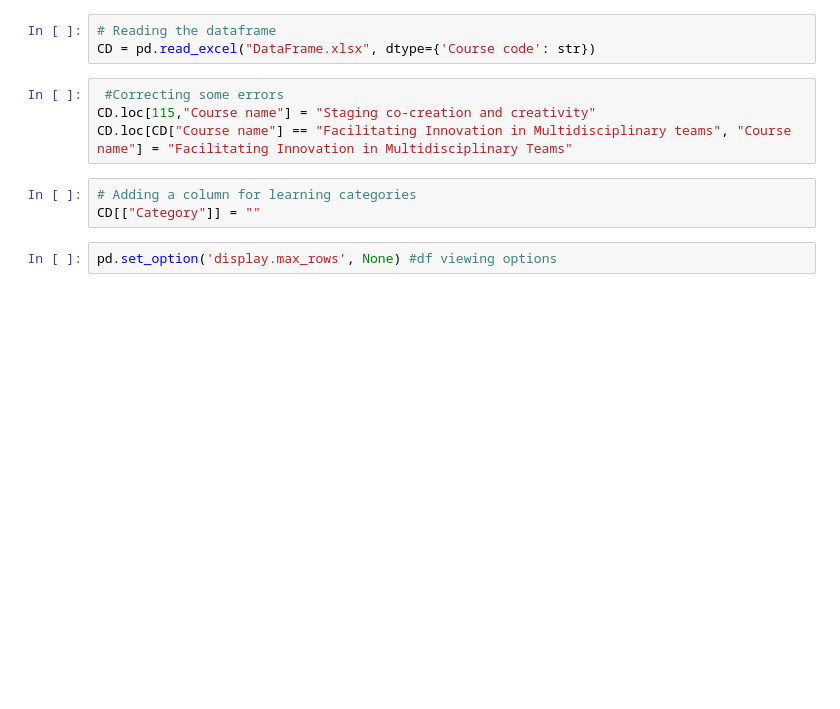
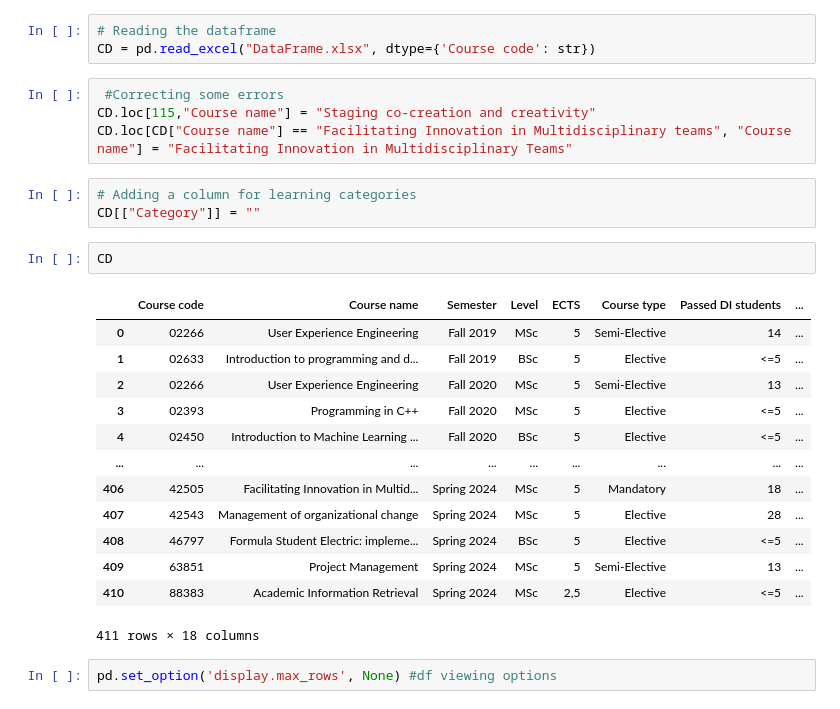
Before and after one commit to Alex-Nielsen-manden/Alex-Nielsen-manden.github.io, a Jupyter notebook: _Data load/Final Project B.ipynb, the cells around one changed output. Saved outputs shown, nothing was run; the diff lists cells and outputs as text; blank space fills up the shorter version.

```diff
--- a/_Data load/Final Project B.ipynb
+++ b/_Data load/Final Project B.ipynb
@@ -17,6 +17,22 @@ CD.loc[CD["Course name"] == "Facilitating Innovation in Multidisciplinary teams"
 # %%
 # Adding a column for learning categories
 CD[["Category"]] = ""
+# %%
+CD
+# %% [output]
+|  | Course code | Course name | Semester | Level | ECTS | Course type | Passed DI students | ... |
+| 0 | 02266 | User Experience Engineering | Fall 2019 | MSc | 5 | Semi-Elective | 14 | ... |
+| 1 | 02633 | Introduction to programming and d... | Fall 2019 | BSc | 5 | Elective | <=5 | ... |
+| 2 | 02266 | User Experience Engineering | Fall 2020 | MSc | 5 | Semi-Elective | 13 | ... |
+| 3 | 02393 | Programming in C++ | Fall 2020 | MSc | 5 | Elective | <=5 | ... |
+| 4 | 02450 | Introduction to Machine Learning ... | Fall 2020 | BSc | 5 | Elective | <=5 | ... |
+| ... | ... | ... | ... | ... | ... | ... | ... | ... |
+| 406 | 42505 | Facilitating Innovation in Multid... | Spring 2024 | MSc | 5 | Mandatory | 18 | ... |
+| 407 | 42543 | Management of organizational change | Spring 2024 | MSc | 5 | Elective | 28 | ... |
+| 408 | 46797 | Formula Student Electric: impleme... | Spring 2024 | BSc | 5 | Elective | <=5 | ... |
+| 409 | 63851 | Project Management | Spring 2024 | MSc | 5 | Semi-Elective | 13 | ... |
+| 410 | 88383 | Academic Information Retrieval | Spring 2024 | MSc | 2,5 | Elective | <=5 | ... |
+411 rows × 18 columns
 # %%
 pd.set_option('display.max_rows', None) #df viewing options
 # %%
```
Also changed, not shown: parts of 10 cells of this notebook, 2 other files.
